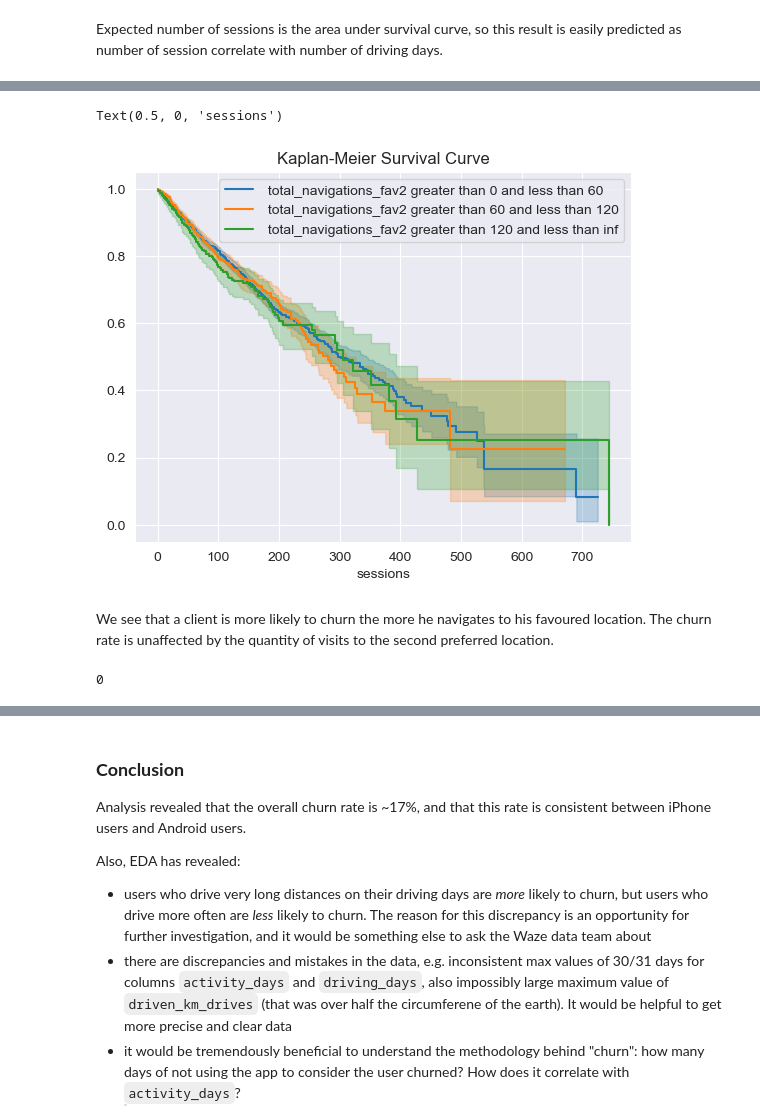
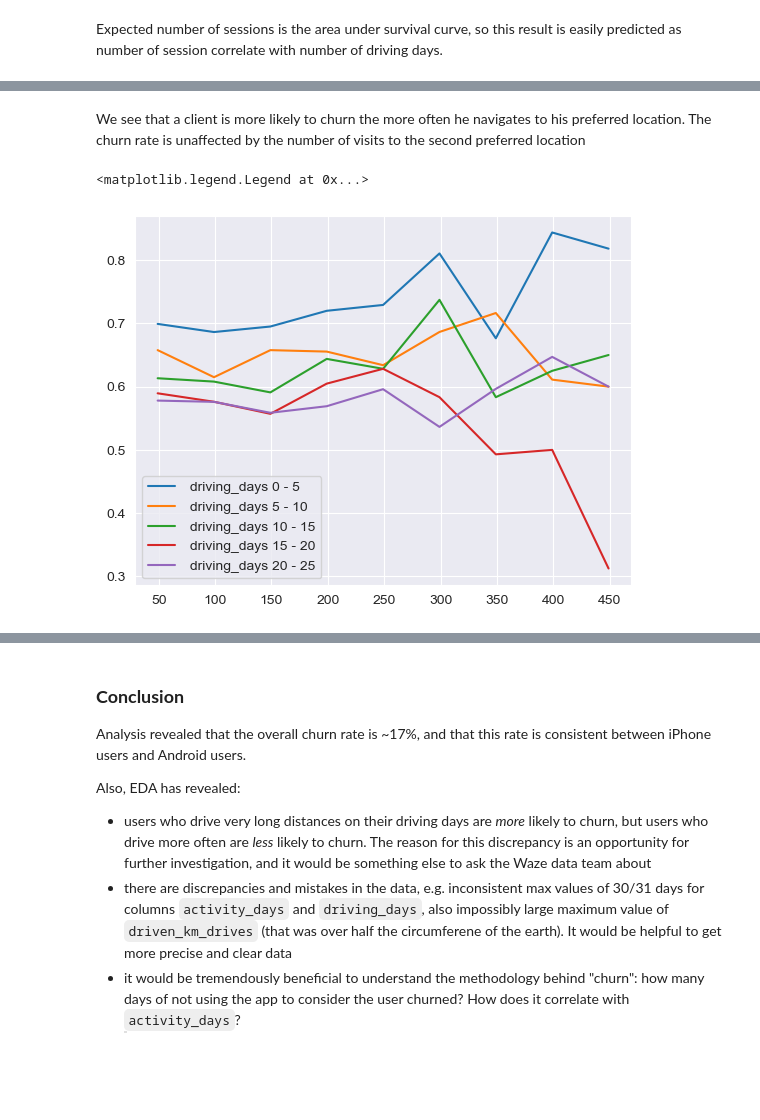
Before and after one commit to point-de-vyu/data-analytics-projects, a Jupyter notebook: Waze_predicting_user_churn/1. Exploratory_data_analysis.ipynb, the cells around one changed output, grey strips where cells are left out. Drawn from its saved outputs; the diff is of its cells as text; code cells hidden in the pictures; blank space fills up the shorter version.

```diff
--- a/Waze_predicting_user_churn/1. Exploratory_data_analysis.ipynb
+++ b/Waze_predicting_user_churn/1. Exploratory_data_analysis.ipynb
@@ -629,27 +647,2 @@ Text(0.5, 0, 'sessions')
-# %%
-ax = plt.subplot(111)
-column_name = 'total_navigations_fav2'
-values = [60,120]
-values.insert(0,0)
-values.insert(len(values),np.infty)
-values = [[values[i],values[i+1]] for i in range(len(values)-1)]
-data = []
-for val in values:
-    dfr = df[df[ column_name]>val[0]]
-    dfr = dfr[dfr[ column_name]<val[1]]
-    kmf = KaplanMeierFitter()
-    cat = 'sessions'
-    T=dfr[cat]
-    C=dfr['label'].astype(float)
-    kmf.fit(T,C)
-    kmf.plot(title='Kaplan-Meier Survival Curve', label = f" {column_name} greater than {val[0]} and less than {val[1]}",ax=ax)
-ax.set_xlabel('sessions')
-# %% [output]
-Text(0.5, 0, 'sessions')
-[figure, removed]
 # %% [markdown]
-We see that a client is more likely to churn the more he navigates to his favoured location. The churn rate is unaffected by the quantity of visits to the second preferred location.
+We see that a client is more likely to churn the more often he navigates to his preferred location. The churn rate is unaffected by the number of visits to the second preferred location
-# %%
-df['activity_days'][14]
-# %% [output]
-0
@@ -655,0 +684,14 @@ df['activity_days'][14]
+# %%
+drive_days_bins = np.arange(7)*5
+sessions_bins = np.arange(20)*50-1
+name = 'driving_days'
+labels = [f' {name} {drive_days_bins[i]} - {drive_days_bins[i+1]}' for i in range(len(drive_days_bins)-1)]
+datasets = {'churn':df[df['label']==0],"retain":df[df['label']==1]}
+df_cohort = get_cohort(name,labels,datasets,drive_days_bins,sessions_bins)
+hazard = get_hazard(df_cohort)
+for i in range(5):
+    plt.plot(hazard.iloc[i][:9],label=hazard.index[i])
+plt.legend()
+# %% [output]
+<matplotlib.legend.Legend at 0x...>
+[figure, added]
```
Also changed, not shown: parts of 24 cells of this notebook, 1 other file.
